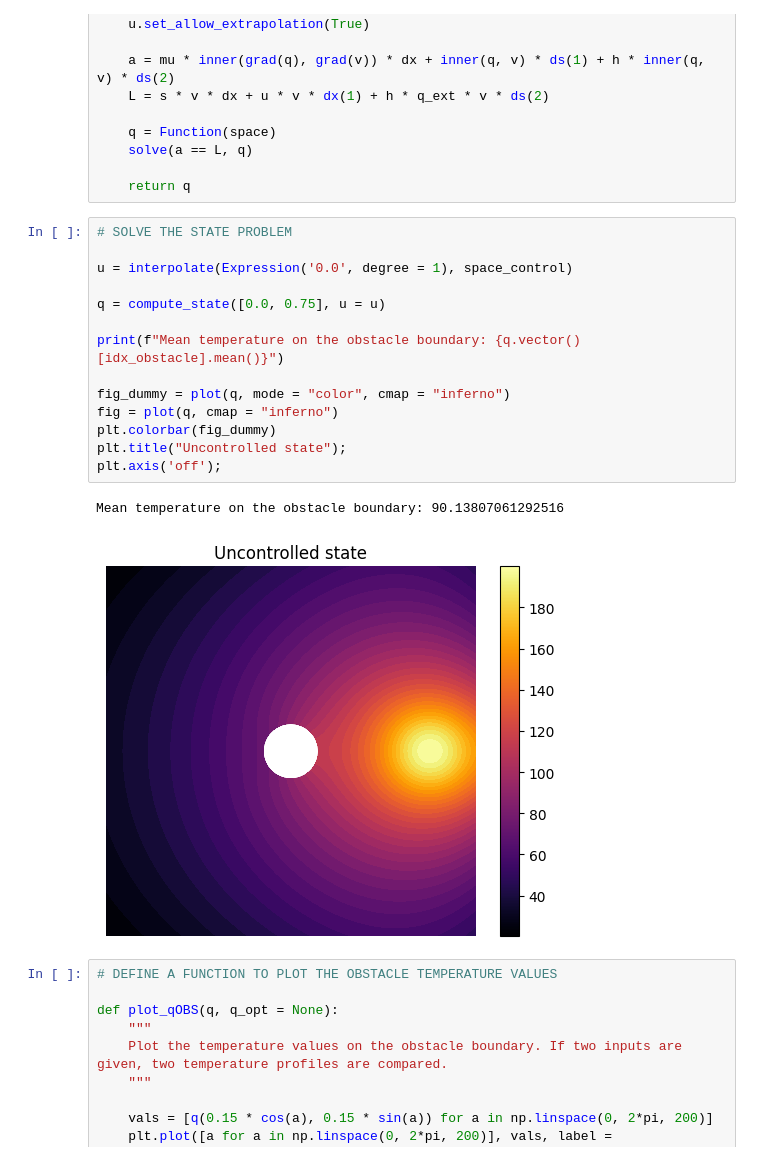
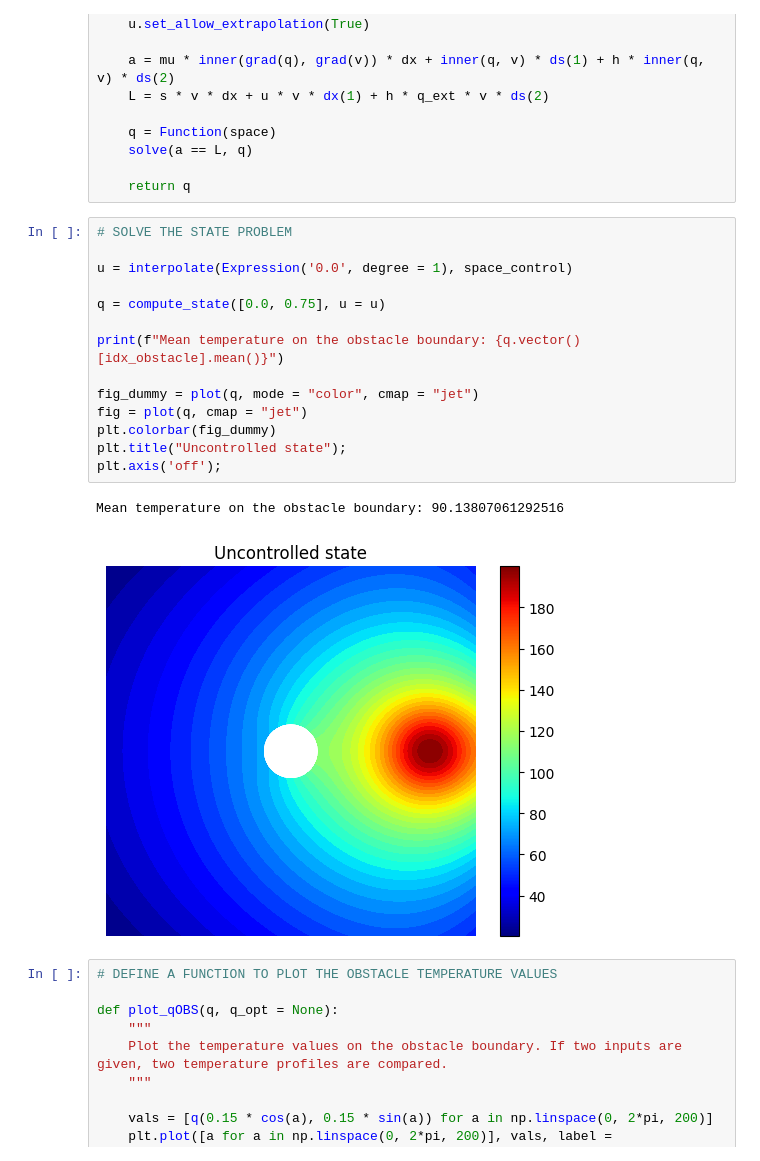
Before and after one commit to MatteoTomasetto/OCP-DL-ROM, a Jupyter notebook: ActiveThermalCooling.ipynb, the cells around one changed output. Cells and saved outputs as stored; diff of their text form.

```diff
--- a/ActiveThermalCooling.ipynb
+++ b/ActiveThermalCooling.ipynb
@@ -144,20 +144,20 @@ def compute_state(param, u):
 # %%
 # SOLVE THE STATE PROBLEM
 
 u = interpolate(Expression('0.0', degree = 1), space_control)
 
 q = compute_state([0.0, 0.75], u = u)
 
 print(f"Mean temperature on the obstacle boundary: {q.vector()[idx_obstacle].mean()}")
 
-fig_dummy = plot(q, mode = "color", cmap = "inferno")
-fig = plot(q, cmap = "inferno")
+fig_dummy = plot(q, mode = "color", cmap = "jet")
+fig = plot(q, cmap = "jet")
 plt.colorbar(fig_dummy)
 plt.title("Uncontrolled state");
 plt.axis('off');
 # %% [output]
 Mean temperature on the obstacle boundary: 90.13807061292516
-[figure, old version]
+[figure, new version]
 # %%
 # DEFINE A FUNCTION TO PLOT THE OBSTACLE TEMPERATURE VALUES
 
```
Also changed, not shown: parts of 5 cells of this notebook, 2 other files.
